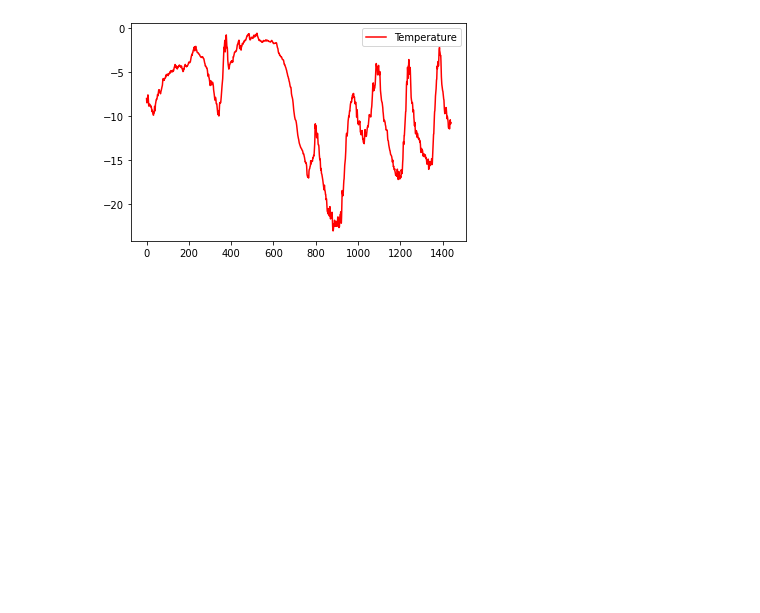
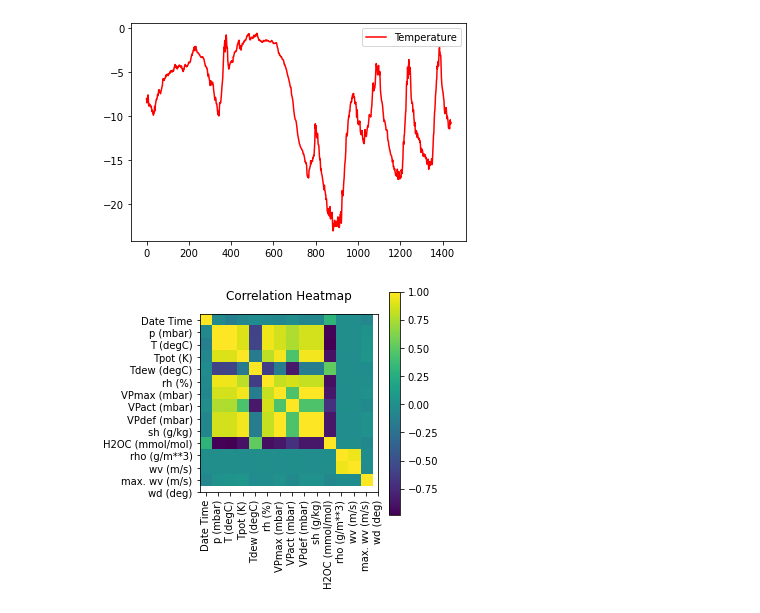
Before and after one commit to santoshrsarangi/tensorflow, a Jupyter notebook: timeseries/1_Time_Series_Forecasting_RNN.ipynb, the cells around one changed output. Saved outputs shown, nothing was run; the diff lists cells and outputs as text; code cells hidden in the pictures; blank space fills up the shorter version.

```diff
--- a/timeseries/1_Time_Series_Forecasting_RNN.ipynb
+++ b/timeseries/1_Time_Series_Forecasting_RNN.ipynb
@@ -131,3 +131,19 @@ plt.legend()
 plt.show()
 # %% [output]
 [figure]
+# %%
+def show_corelation(df):
+
+  plt.matshow(df.corr())
+  plt.xticks(range(df.shape[1]), df.columns, rotation=90)
+  plt.gca().xaxis.tick_bottom()
+
+  plt.yticks(range(df.shape[1]), df.columns)
+
+  plt.colorbar()
+  plt.title("Correlation Heatmap")
+  plt.show()
+# %%
+show_corelation(df)
+# %% [output]
+[figure, added]
```
Also changed, not shown: parts of 27 cells of this notebook.
